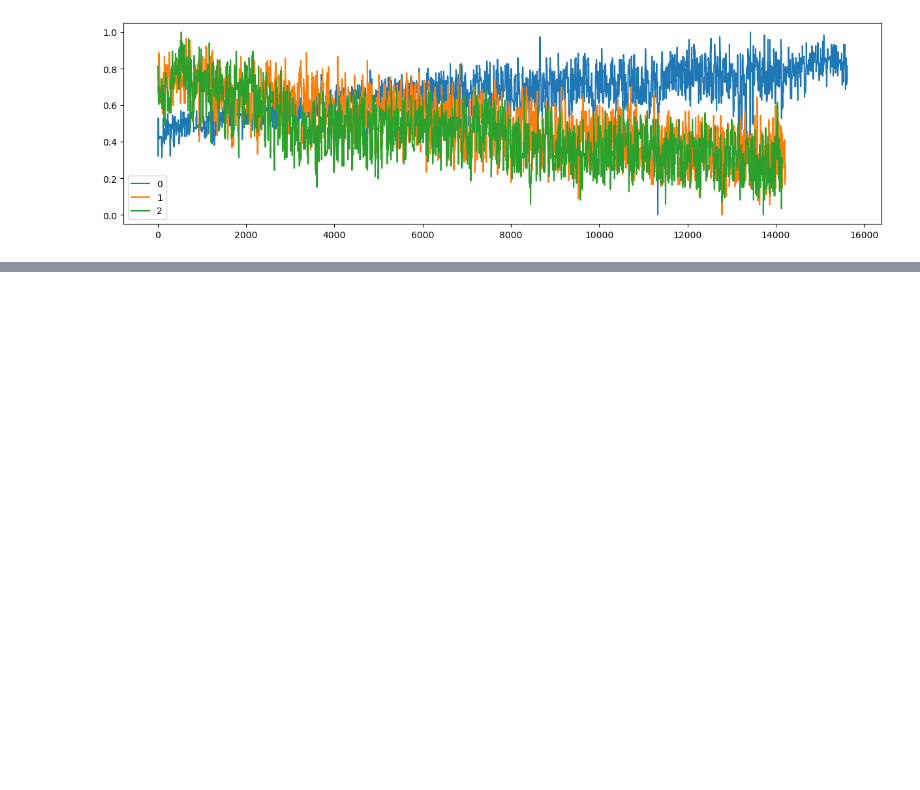
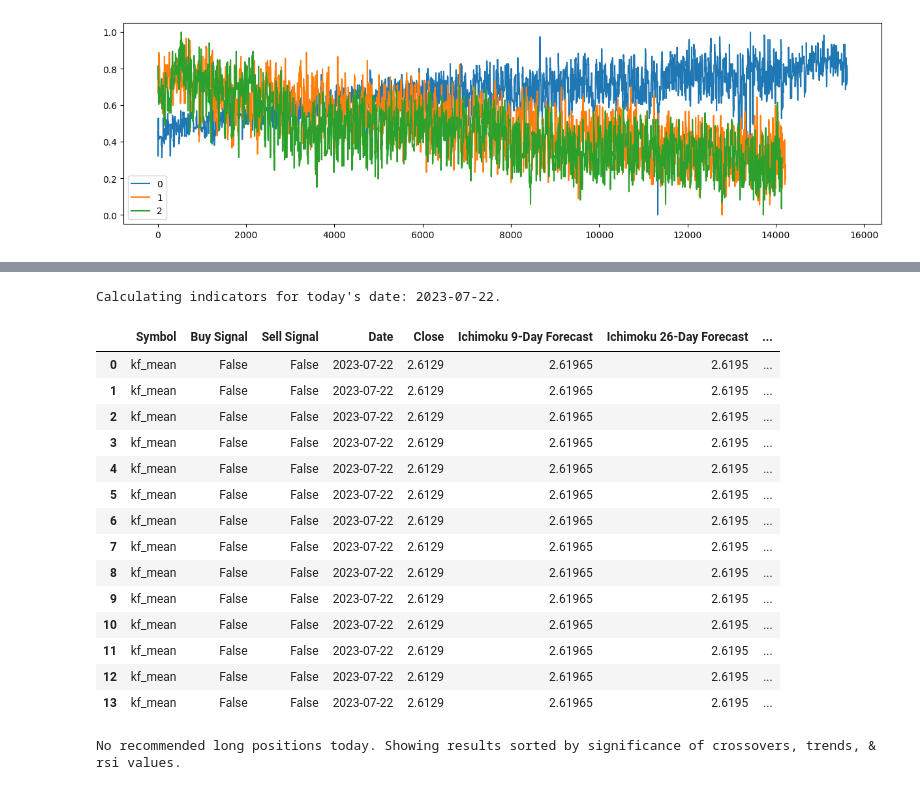
Before and after one commit to DaScient/Data-Science_Large_Pack, a Jupyter notebook: falcon-space-antigravity.ipynb, the cells around one changed output, grey strips where cells are left out. Cells and saved outputs as stored; diff of their text form; code cells hidden in the pictures; blank space fills up the shorter version.

```diff
--- a/falcon-space-antigravity.ipynb
+++ b/falcon-space-antigravity.ipynb
@@ -295,0 +376,3 @@ normalized_df2.plot(figsize=(15,4))
+# %%
+rsi = df1.ta.rsi()
+rsi
@@ -295,0 +549,54 @@ normalized_df2.plot(figsize=(15,4))
+# %%
+today = pd.Timestamp(datetime.now()).strftime("%Y-%m-%d")
+print(f"Calculating indicators for today's date: {today}.")
+# %% [output]
+Calculating indicators for today's date: 2023-07-22.
+# %%
+# df, symbol, close, isa_9, isb_26, chop, rsi, amat, buy, sell, aboveKalman
+# load symbols + initiate dataframe
+results = []
+symbols = df1.columns.values
+
+# iteration
+for symbol in symbols:
+    try:
+        output = calculate_indicator(df1)
+        results.append({'Symbol':output[1],
+                        'Buy Signal':output[8],
+                        'Sell Signal':output[9],
+                        'Date':today,
+                        'Close':output[2],
+                        'Ichimoku 9-Day Forecast':output[3],
+                        'Ichimoku 26-Day Forecast':output[4],
+                        'Choppiness (%)':output[5],
+                        'RSI':output[6],
+                        'Archer MA Trending':output[7],
+                        'Low > Kalman':output[10],
+                        })
+    except:
+        pass
+
+# frame & clean
+results = pd.DataFrame(results)
+
+# set pandas display to respect number of symbols in results
+size = len(results)
+pd.set_option('display.max_rows', size)
+# %%
+results
+# %% [output]
+|  | Symbol | Buy Signal | Sell Signal | Date | Close | Ichimoku 9-Day Forecast | Ichimoku 26-Day Forecast | ... |
+| 0 | kf_mean | False | False | 2023-07-22 | 2.6129 | 2.61965 | 2.6195 | ... |
+| 1 | kf_mean | False | False | 2023-07-22 | 2.6129 | 2.61965 | 2.6195 | ... |
+| 2 | kf_mean | False | False | 2023-07-22 | 2.6129 | 2.61965 | 2.6195 | ... |
+| 3 | kf_mean | False | False | 2023-07-22 | 2.6129 | 2.61965 | 2.6195 | ... |
+| 4 | kf_mean | False | False | 2023-07-22 | 2.6129 | 2.61965 | 2.6195 | ... |
+| 5 | kf_mean | False | False | 2023-07-22 | 2.6129 | 2.61965 | 2.6195 | ... |
+| 6 | kf_mean | False | False | 2023-07-22 | 2.6129 | 2.61965 | 2.6195 | ... |
+| 7 | kf_mean | False | False | 2023-07-22 | 2.6129 | 2.61965 | 2.6195 | ... |
+| 8 | kf_mean | False | False | 2023-07-22 | 2.6129 | 2.61965 | 2.6195 | ... |
+| 9 | kf_mean | False | False | 2023-07-22 | 2.6129 | 2.61965 | 2.6195 | ... |
+| 10 | kf_mean | False | False | 2023-07-22 | 2.6129 | 2.61965 | 2.6195 | ... |
+| 11 | kf_mean | False | False | 2023-07-22 | 2.6129 | 2.61965 | 2.6195 | ... |
+| 12 | kf_mean | False | False | 2023-07-22 | 2.6129 | 2.61965 | 2.6195 | ... |
+| 13 | kf_mean | False | False | 2023-07-22 | 2.6129 | 2.61965 | 2.6195 | ... |
@@ -295,0 +612,10 @@ normalized_df2.plot(figsize=(15,4))
+# %%
+if any(top20['Buy Signal'] == True):
+    print("The charts below are assets that were identified as reasonable 'entry points' - sorted by ema crossovers, trends, & rsi values.")
+    print("Great entry points for:")
+    [print(y) for y in top10[top10['Buy Signal'] == True].Symbol.items()]
+
+if all(top20['Buy Signal'] == False):
+    print("No recommended long positions today. Showing results sorted by significance of crossovers, trends, & rsi values.")
+# %% [output]
+No recommended long positions today. Showing results sorted by significance of crossovers, trends, & rsi values.
```
Also changed, not shown: parts of 15 cells of this notebook.
